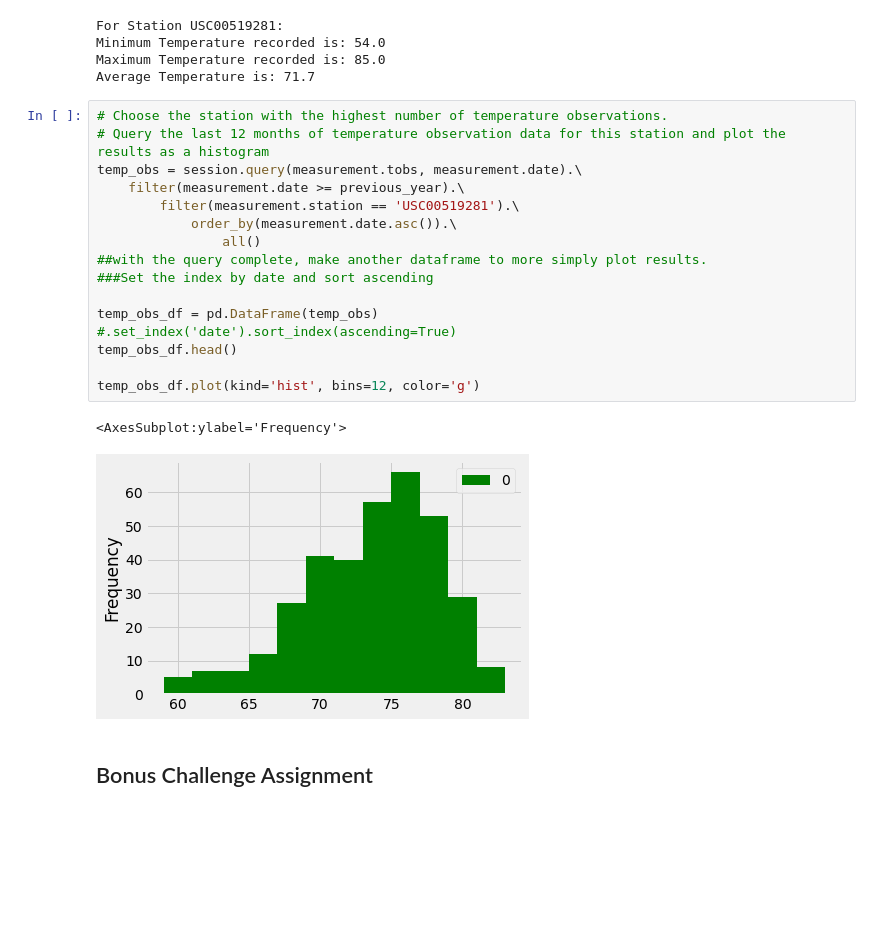
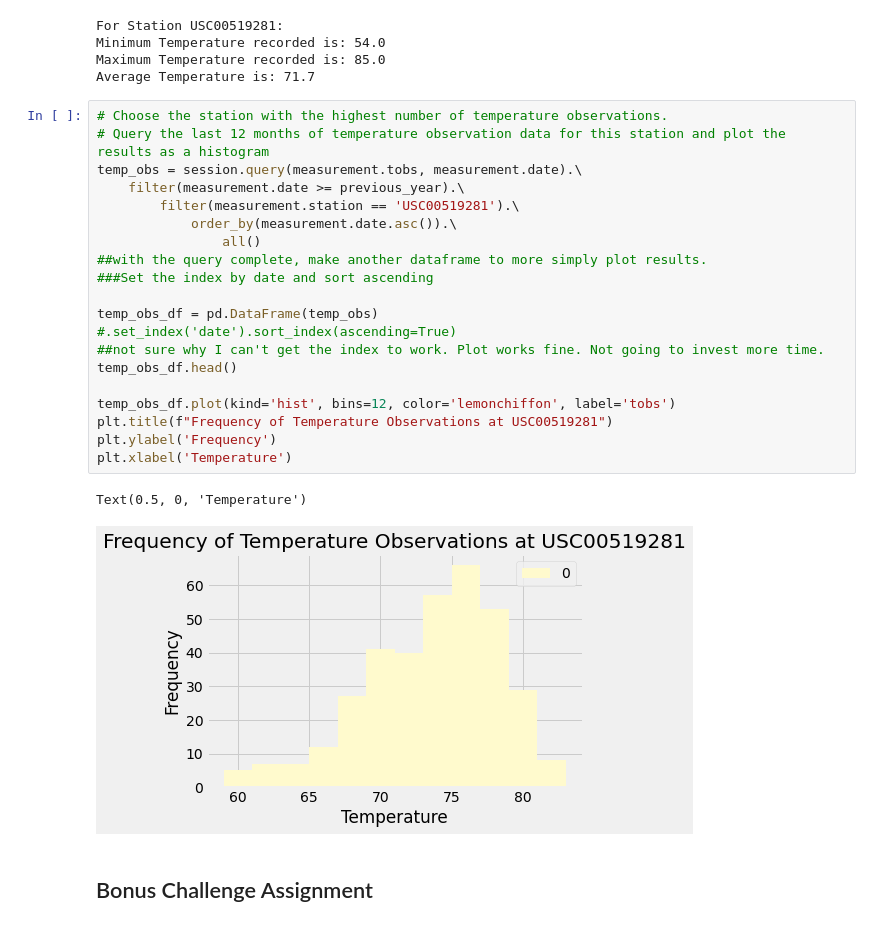
Before and after one commit to jmgeo/SQLAlchemy-Challenge, a Jupyter notebook: climate_starter.ipynb, the cells around one changed output. Saved outputs shown, nothing was run; the diff lists cells and outputs as text; blank space fills up the shorter version.

Commit message:
Plotted histogram. Done with ipynb. Moving on to Flask.

```diff
--- a/climate_starter.ipynb
+++ b/climate_starter.ipynb
@@ -139,22 +139,26 @@ Average Temperature is: 71.7
 # %%
 # Choose the station with the highest number of temperature observations.
 # Query the last 12 months of temperature observation data for this station and plot the results as a histogram
 temp_obs = session.query(measurement.tobs, measurement.date).\
     filter(measurement.date >= previous_year).\
         filter(measurement.station == 'USC00519281').\
             order_by(measurement.date.asc()).\
                 all()
 ##with the query complete, make another dataframe to more simply plot results.
 ###Set the index by date and sort ascending
 
 temp_obs_df = pd.DataFrame(temp_obs)
 #.set_index('date').sort_index(ascending=True)
+##not sure why I can't get the index to work. Plot works fine. Not going to invest more time.
 temp_obs_df.head()
 
-temp_obs_df.plot(kind='hist', bins=12, color='g')
+temp_obs_df.plot(kind='hist', bins=12, color='lemonchiffon', label='tobs')
+plt.title(f"Frequency of Temperature Observations at USC00519281")
+plt.ylabel('Frequency')
+plt.xlabel('Temperature')
 # %% [output]
-<AxesSubplot:ylabel='Frequency'>
+Text(0.5, 0, 'Temperature')
-[figure, old version]
+[figure, new version]
 # %% [markdown]
 ## Bonus Challenge Assignment
 # %%
```
